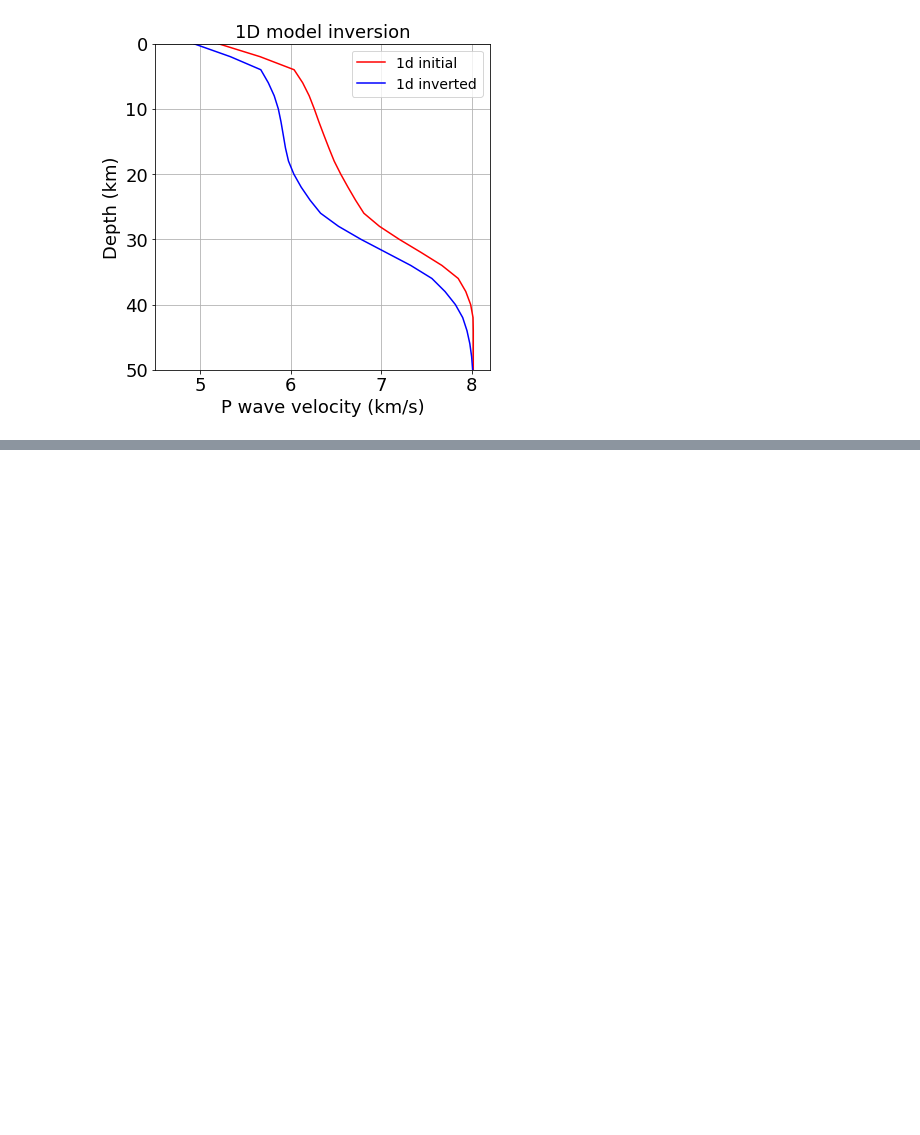
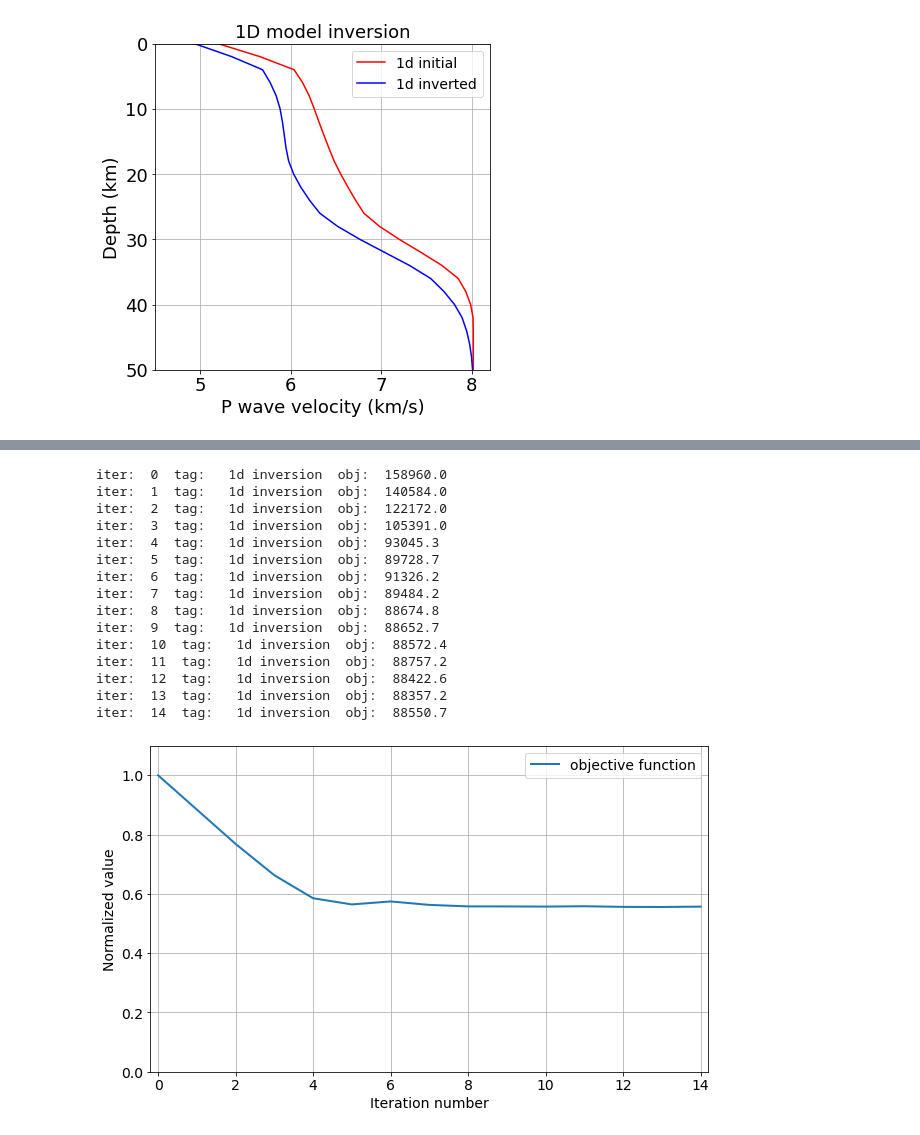
Before and after one commit to JingChen-Thu/TomoATT_examples_for_course2026, a Jupyter notebook: CHS/Plot1_plot_1d_model_inversion_results.ipynb, the cells around one changed output, grey strips where cells are left out. Cells and saved outputs as stored; diff of their text form; code cells hidden in the pictures; blank space fills up the shorter version.

```diff
--- a/CHS/Plot1_plot_1d_model_inversion_results.ipynb
+++ b/CHS/Plot1_plot_1d_model_inversion_results.ipynb
@@ -49,0 +147,38 @@ fig.savefig("figs/model_inv_1d.png",dpi=300,bbox_inches='tight',facecolor='w',ed
+# %%
+fname = "OUTPUT_FILES/OUTPUT_FILES_step1_1D_inv/objective_function.txt"
+full_curve, location_curve, model_curve = read_objective_function_file(fname)
+
+import matplotlib.pyplot as plt
+import numpy as np
+
+plt.figure(figsize=(10, 6))
+ax = plt.subplot(1, 1, 1)
+
+ax.plot(model_curve/np.max(model_curve), label='objective function', linewidth=2)
+ax.set_xlim([-0.2, len(model_curve)-0.8])
+ax.set_ylim([0, 1.1])
+ax.grid()
+ax.set_xlabel('Iteration number',fontsize=14)
+ax.set_ylabel('Normalized value',fontsize=14)
+ax.tick_params(axis='x', labelsize=14)
+ax.tick_params(axis='y', labelsize=14)
+ax.legend(fontsize=14)
+
+plt.savefig('figs/Step3_objective_function_reduction.png', dpi=300, bbox_inches='tight', edgecolor='w', facecolor='w')
+# %% [output]
+iter:  0  tag:   1d inversion  obj:  158960.0
+iter:  1  tag:   1d inversion  obj:  140584.0
+iter:  2  tag:   1d inversion  obj:  122172.0
+iter:  3  tag:   1d inversion  obj:  105391.0
+iter:  4  tag:   1d inversion  obj:  93045.3
+iter:  5  tag:   1d inversion  obj:  89728.7
+iter:  6  tag:   1d inversion  obj:  91326.2
+iter:  7  tag:   1d inversion  obj:  89484.2
+iter:  8  tag:   1d inversion  obj:  88674.8
+iter:  9  tag:   1d inversion  obj:  88652.7
+iter:  10  tag:   1d inversion  obj:  88572.4
+iter:  11  tag:   1d inversion  obj:  88757.2
+iter:  12  tag:   1d inversion  obj:  88422.6
+iter:  13  tag:   1d inversion  obj:  88357.2
+iter:  14  tag:   1d inversion  obj:  88550.7
+[figure, added]
```
Also changed, not shown: parts of 8 cells of this notebook, 10 other files.
